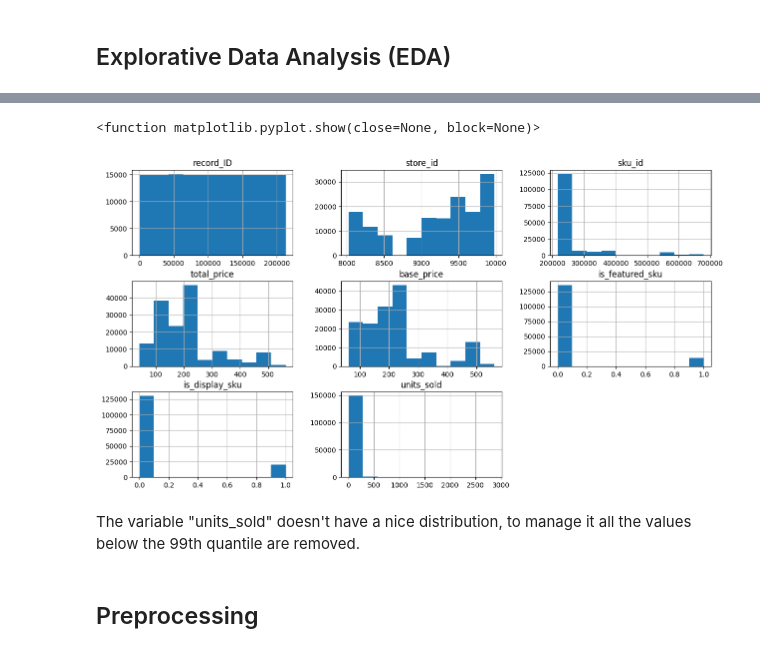
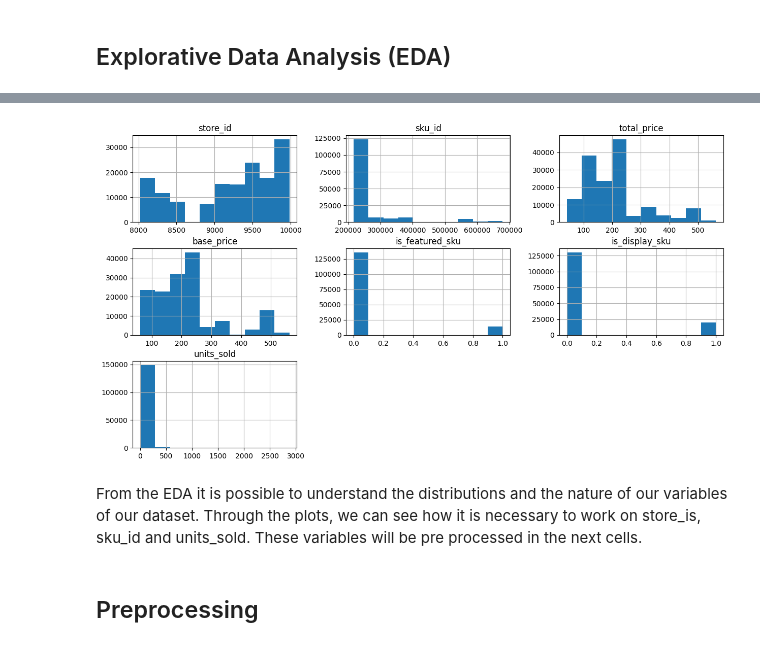
Before and after one commit to JacopooOrsinii/Project_1_Demand_Forecasting, a Jupyter notebook: Project_1_Demand_Forecasting.ipynb, the cells around one changed output, grey strips where cells are left out. Cells and saved outputs as stored; diff of their text form; code cells hidden in the pictures.

```diff
--- a/Project_1_Demand_Forecasting.ipynb
+++ b/Project_1_Demand_Forecasting.ipynb
@@ -45,11 +57,11 @@ The 1 hot encoding improves sensibly the performances of the model, from accurac
 # %%
-demand_forecasting_data.hist(figsize=(15, 8))
-plt.show
+demand_forecasting_data_eda = demand_forecasting_data.drop(columns=['record_ID'])
+demand_forecasting_data_eda.hist(figsize=(15, 8))
+plt.show()
 # %% [output]
-<function matplotlib.pyplot.show(close=None, block=None)>
-[figure, old version]
+[figure, new version]
-# %% [markdown]
-The variable "units_sold" doesn't have a nice distribution, to manage it all the values below the 99th quantile are removed.
+# %% [markdown]
+From the EDA it is possible to understand the distributions and the nature of our variables of our dataset. Through the plots, we can see how it is necessary to work on store_is, sku_id and units_sold. These variables will be pre processed in the next cells.
 # %% [markdown]
 ## Preprocessing
 # %%
```
Also changed, not shown: parts of 18 cells of this notebook.
